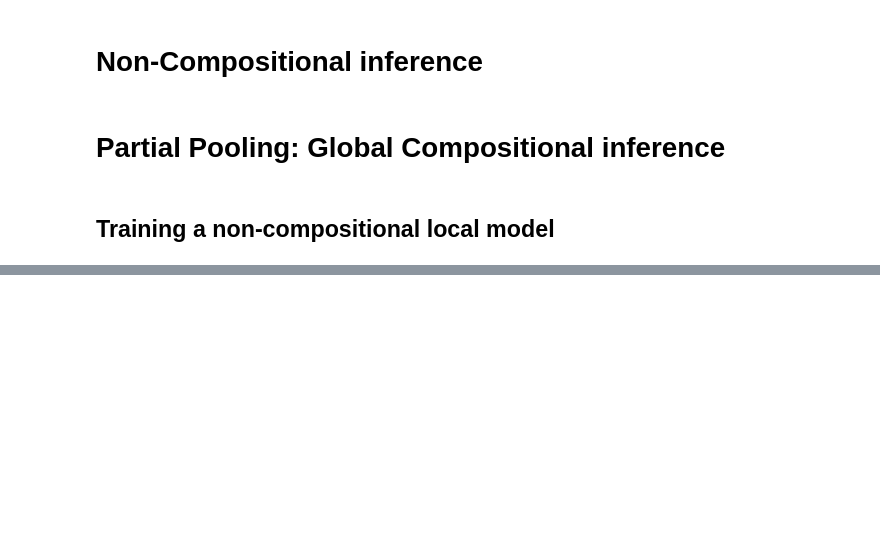
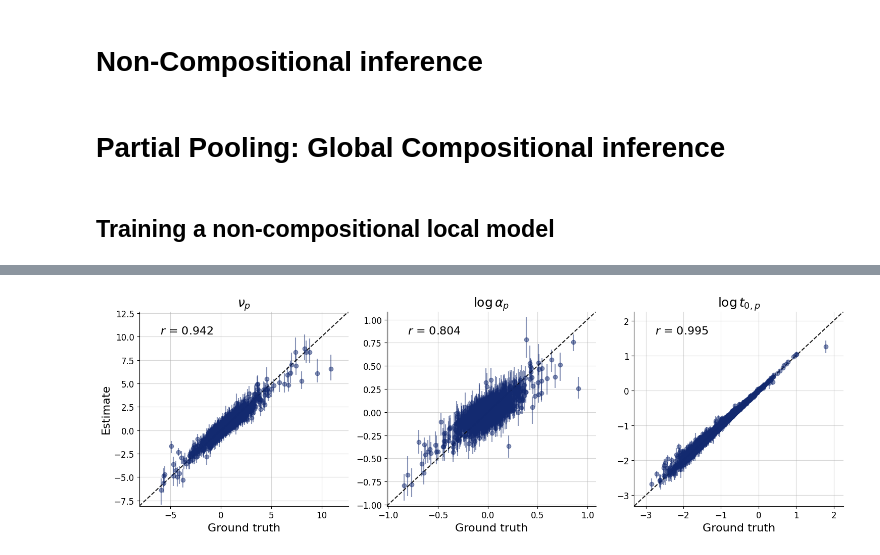
Before and after one commit to vepe99/diffusion-experiments, a Jupyter notebook: case_study4/partial_pooling.ipynb, the cells around one changed output, grey strips where cells are left out. Drawn from its saved outputs; the diff is of its cells as text; code cells hidden in the pictures; blank space fills up the shorter version.

Commit message:
update pooling case study

```diff
--- a/case_study4/partial_pooling.ipynb
+++ b/case_study4/partial_pooling.ipynb
@@ -61,7 +59,7 @@ epochs = 1000
 # ---------------------------
 # Priors
 # ---------------------------
-n_trials = 25
+n_trials = 30
 def sample_priors(n_subjects=1):
     """
     Hierarchical draws as in your specification.
@@ -216,12 +214,14 @@ diagnostics_plots = workflow_global.plot_default_diagnostics(test_data=validatio
 test_data_comp_subjects = simulator.sample_parallel(100, n_subjects=30, n_trials=n_trials)
 validation_data['sim_data'].shape, test_data_comp_subjects['sim_data'].shape
 # %%
+num_samples = 100
 test_posterior_comp_subjects = workflow_global.compositional_sample(
-    num_samples=100,
+    num_samples=num_samples,
     conditions={'sim_data': test_data_comp_subjects['sim_data']},
     compute_prior_score=prior_score,
     #steps=300,
-    compositional_bridge_d1=0.01,
+    #corrector_steps=2,
+    compositional_bridge_d1=0.05,
     mini_batch_size=1
 )
 ps = test_posterior_comp_subjects.copy()
@@ -280,8 +280,9 @@ else:
 # %%
 # one global sample per subject
-subject_id = 0
+subject_id = np.random.choice(test_data_comp_subjects['sim_data'].shape[1])
+print(subject_id)
 test_data_local_subject = {
-    'sim_data': np.tile(test_data_comp_subjects['sim_data'][:, subject_id][..., None], 100).reshape(-1, n_trials, 2),
+    'sim_data': np.tile(test_data_comp_subjects['sim_data'][:, subject_id][..., None], num_samples).transpose((0,3,1,2)).reshape(-1, n_trials, 2),
     'mu_nu': test_posterior_comp_subjects['mu_nu'].reshape(-1, 1),
     'mu_log_alpha': test_posterior_comp_subjects['mu_log_alpha'].reshape(-1, 1),
     'mu_log_t0': test_posterior_comp_subjects['mu_log_t0'].reshape(-1, 1),
@@ -302,7 +373,15 @@ for key in test_local_samples_subject.keys():
+# %%
+test_combined['log_alpha'] = np.log(test_combined['alpha'])
+test_combined['log_t0'] = np.log(test_combined['t0'])
+combined['log_alpha'] = np.log(combined['alpha'])
+combined['log_t0'] = np.log(combined['t0'])
 # %%
 fig = bf.diagnostics.recovery(
-    estimates=test_local_samples_subject,
-    targets=test_data_local_subject,
-    variable_names=[f"{p}, $j={subject_id}$" for p in pretty_param_names_local]
+    estimates=combined, #test_local_samples_subject,
+    targets=test_combined, #test_data_local_subject,
+    variable_names=pretty_param_names_local_log,
+    variable_keys=['nu', 'log_alpha', 'log_t0']
 )
-#fig.savefig(f"{storage}plots/partial_pooling_local_subject_{subject_id}_recovery.png")
+fig.savefig(f"{storage}plots/partial_pooling_local_subject_recovery.png")
+# %% [output]
+[figure, added]
```
Also changed, not shown: parts of 8 cells of this notebook, 20 other files.
